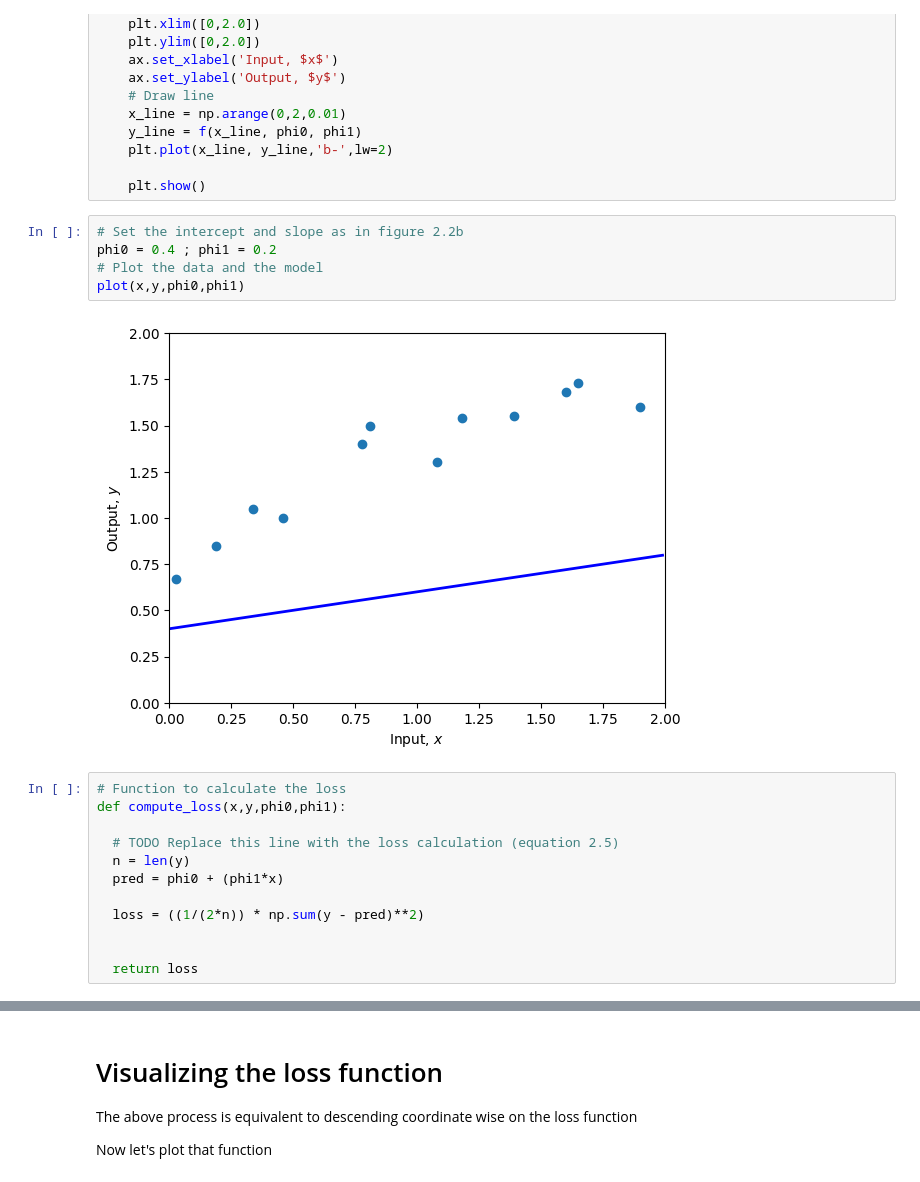
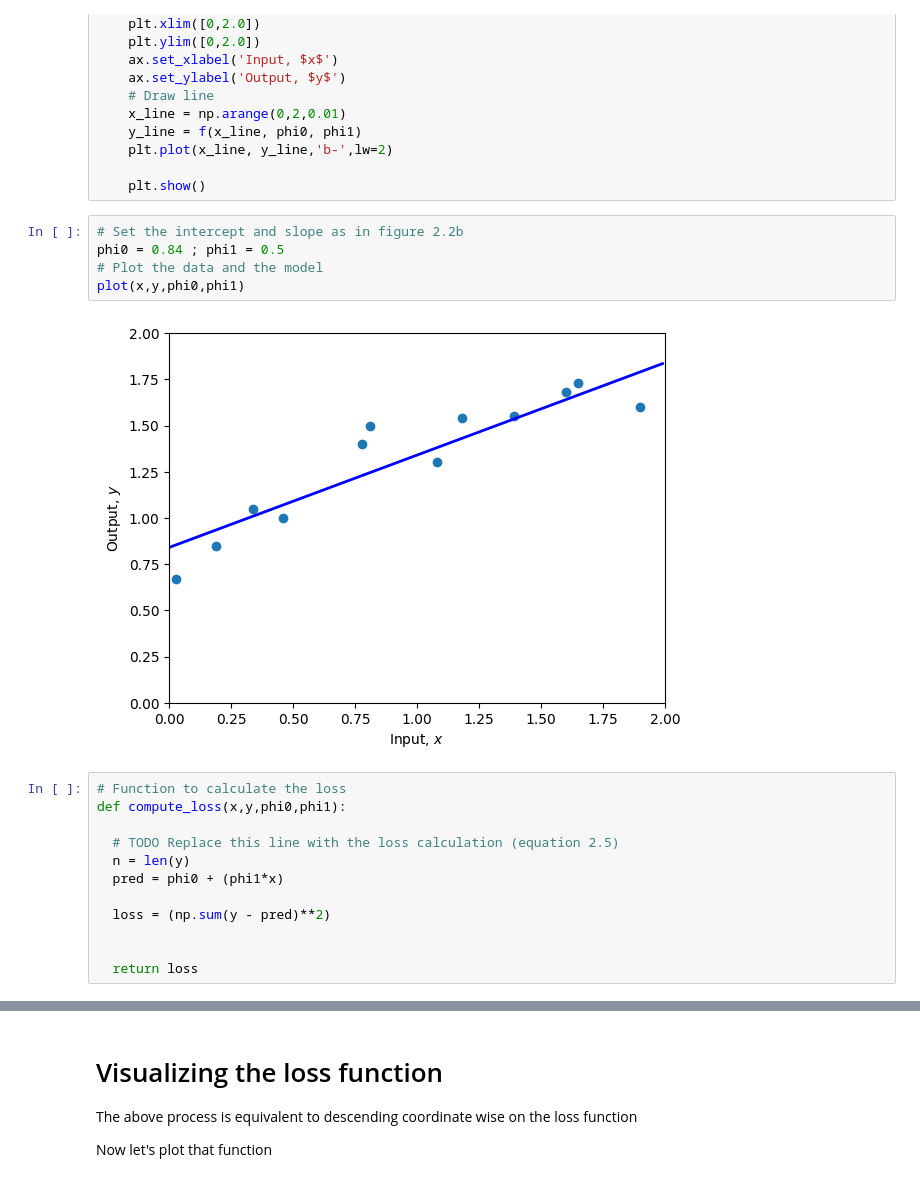
Before and after one commit to Malachi304/Fall24-CSCI, a Jupyter notebook: CSCI167/2_1_Supervised_Learning.ipynb, the cells around one changed output, grey strips where cells are left out. Drawn from its saved outputs; the diff is of its cells as text.

```diff
--- a/CSCI167/2_1_Supervised_Learning.ipynb
+++ b/CSCI167/2_1_Supervised_Learning.ipynb
@@ -45,11 +45,11 @@ def plot(x, y, phi0, phi1):
     plt.show()
 # %%
 # Set the intercept and slope as in figure 2.2b
-phi0 = 0.4 ; phi1 = 0.2
+phi0 = 0.84 ; phi1 = 0.5
 # Plot the data and the model
 plot(x,y,phi0,phi1)
 # %% [output]
-[figure, old version]
+[figure, new version]
 # %%
 # Function to calculate the loss
 def compute_loss(x,y,phi0,phi1):
@@ -58,7 +58,7 @@ def compute_loss(x,y,phi0,phi1):
   n = len(y)
   pred = phi0 + (phi1*x)
 
-  loss = ((1/(2*n)) * np.sum(y - pred)**2)
+  loss = (np.sum(y - pred)**2)
 
 
   return loss
```
Also changed, not shown: parts of 4 cells of this notebook, 46 other files.
